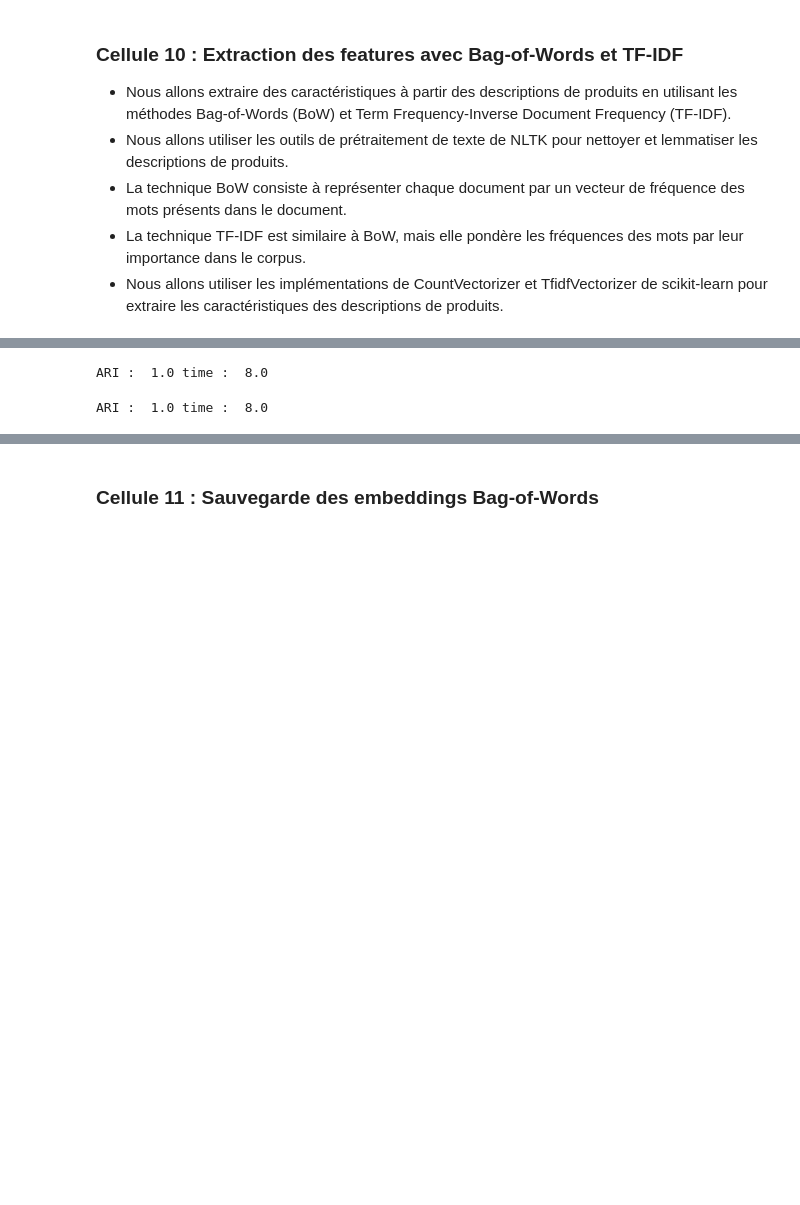
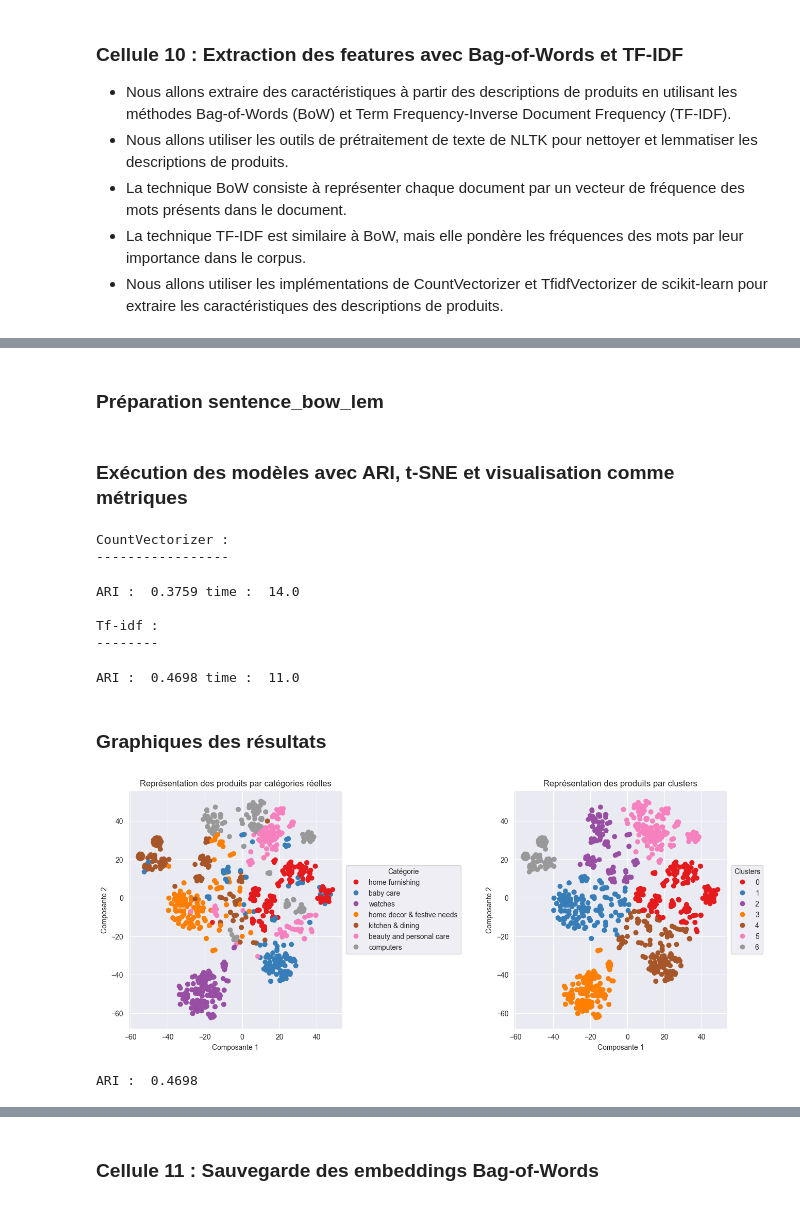
Before and after one commit to preudh/OC_IA_P6_automatically_classify_consumer_goods, a Jupyter notebook: notebooks/P6_03_Preudhomme_Patrice_4_Feature-texte.ipynb, the cells around one changed output, grey strips where cells are left out. Saved outputs shown, nothing was run; the diff lists cells and outputs as text; code cells hidden in the pictures; blank space fills up the shorter version.

```diff
--- a/notebooks/P6_03_Preudhomme_Patrice_4_Feature-texte.ipynb
+++ b/notebooks/P6_03_Preudhomme_Patrice_4_Feature-texte.ipynb
@@ -315,3 +359,5 @@ print(data[['category', 'sentence_bow_lem']].head())
+# %% [markdown]
+### Préparation sentence_bow_lem
 # %%
 from sklearn.feature_extraction.text import CountVectorizer, TfidfVectorizer
 
@@ -328,12 +374,58 @@ tfidf_fit = tfidf_vect.fit(data[feat])
 
 cv_transform = cvect.transform(data[feat])
 tfidf_transform = tfidf_vect.transform(data[feat])
+# %% [markdown]
+### Exécution des modèles avec ARI, t-SNE et visualisation comme métriques
 # %%
-
 # Exécution de la fonction ARI avec les features extraites, cv_transform est la matrice de features pour le CountVectorizer
-ARI, X_tsne, labels = ARI_fct(cv_transform)
+print("CountVectorizer : ") # CountVectorizer est une méthode de vectorisation de texte qui convertit une collection de documents texte en une matrice de comptage de tokens
+print("-----------------")
+ARI, X_tsne, labels = ARI_fct(cv_transform) # ARI est l'Adjusted Rand Index, X_tsne est la représentation t-SNE des données, labels sont les clusters prédits
+print()
+print("Tf-idf : ") # TF-IDF (Term Frequency-Inverse Document Frequency) est une méthode de vectorisation de texte qui convertit une collection de documents texte en une matrice de fréquence de tokens pondérée par l'inverse de la fréquence du document
+print("--------")
 # Exécution de la fonction ARI avec les features extraites, tfidf_transform est la matrice de features pour le TF-IDF
-ARI, X_tsne, labels = ARI_fct(tfidf_transform)
+ARI, X_tsne, labels = ARI_fct(tfidf_transform) # ARI est l'Adjusted Rand Index, X_tsne est la représentation t-SNE des données, labels sont les clusters prédits
 # %% [output]
-ARI :  1.0 time :  8.0
+CountVectorizer :
+-----------------
-ARI :  1.0 time :  8.0
+ARI :  0.3759 time :  14.0
+
+Tf-idf :
+--------
+ARI :  0.4698 time :  11.0
+# %% [markdown]
+### Graphiques des résultats
+# %%
+# Visualisation du t-SNE selon les vraies catégories et selon les clusters
+def TSNE_visu_fct(X_tsne, y_cat_num, labels, ARI, categories):
+    fig = plt.figure(figsize=(15,6))
+
+    # Ajustement de l'espacement entre les graphiques
+    plt.subplots_adjust(wspace=0.8)  # Augmenter encore l'espace entre les sous-graphiques
+
+    # Premier graphique : représentation selon les vraies catégories
+    ax = fig.add_subplot(121)
+    scatter = ax.scatter(X_tsne[:, 0], X_tsne[:, 1], c=y_cat_num, cmap='Set1')
+    # Déplacement de la légende à droite
+    ax.legend(handles=scatter.legend_elements()[0], labels=categories, loc="center left", bbox_to_anchor=(1, 0.5), title="Catégorie")
+    ax.set_title('Représentation des produits par catégories réelles')
+    ax.set_xlabel('Composante 1')  # Ajout du label des abscisses
+    ax.set_ylabel('Composante 2')  # Ajout du label des ordonnées
+
+    # Deuxième graphique : représentation selon les clusters
+    ax = fig.add_subplot(122)
+    scatter = ax.scatter(X_tsne[:, 0], X_tsne[:, 1], c=labels, cmap='Set1')
+    ax.legend(handles=scatter.legend_elements()[0], labels=set(labels), loc="center left", bbox_to_anchor=(1, 0.5), title="Clusters")
+    ax.set_title('Représentation des produits par clusters')
+    ax.set_xlabel('Composante 1')  # Ajout du label des abscisses
+    ax.set_ylabel('Composante 2')  # Ajout du label des ordonnées
+
+    plt.show()
+    print("ARI : ", ARI)
+
+# Appel de la fonction avec la liste des catégories
+TSNE_visu_fct(X_tsne, y_cat_num, labels, ARI, categories)
+# %% [output]
+[figure, added]
+ARI :  0.4698
```
Also changed, not shown: parts of 19 cells of this notebook.
